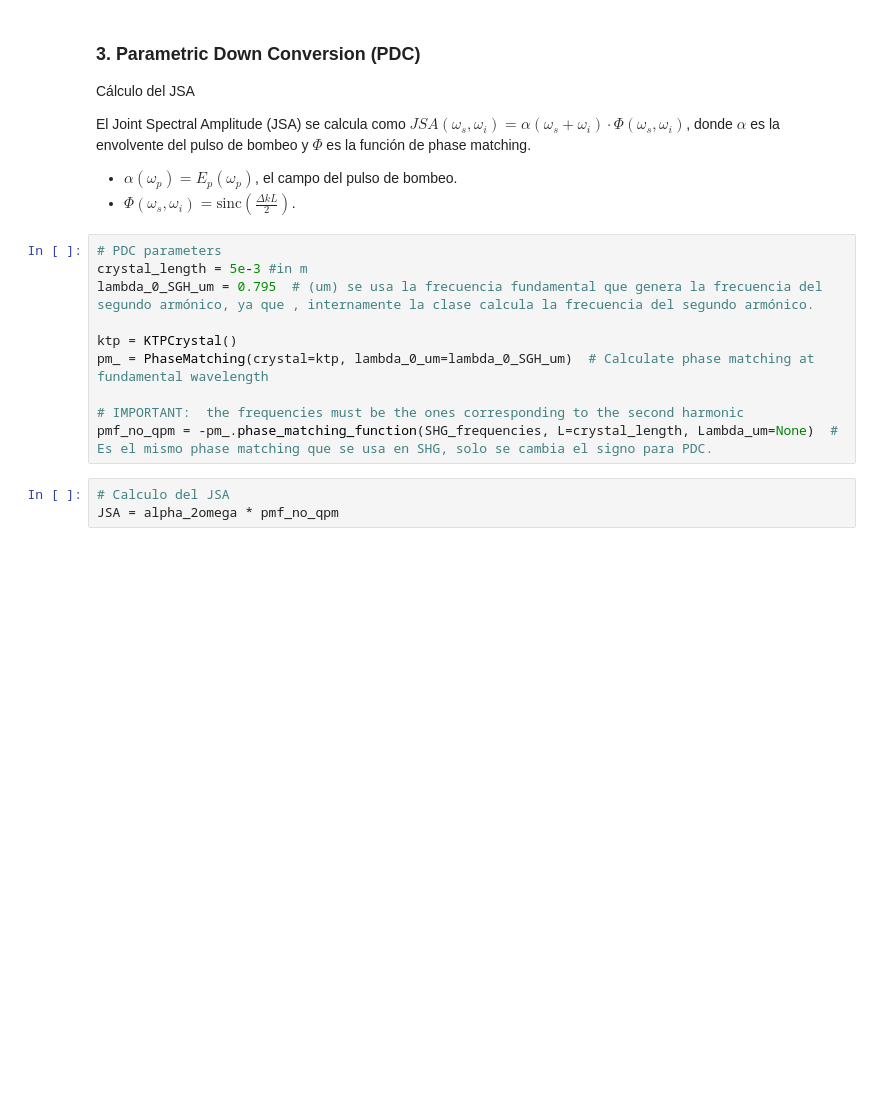
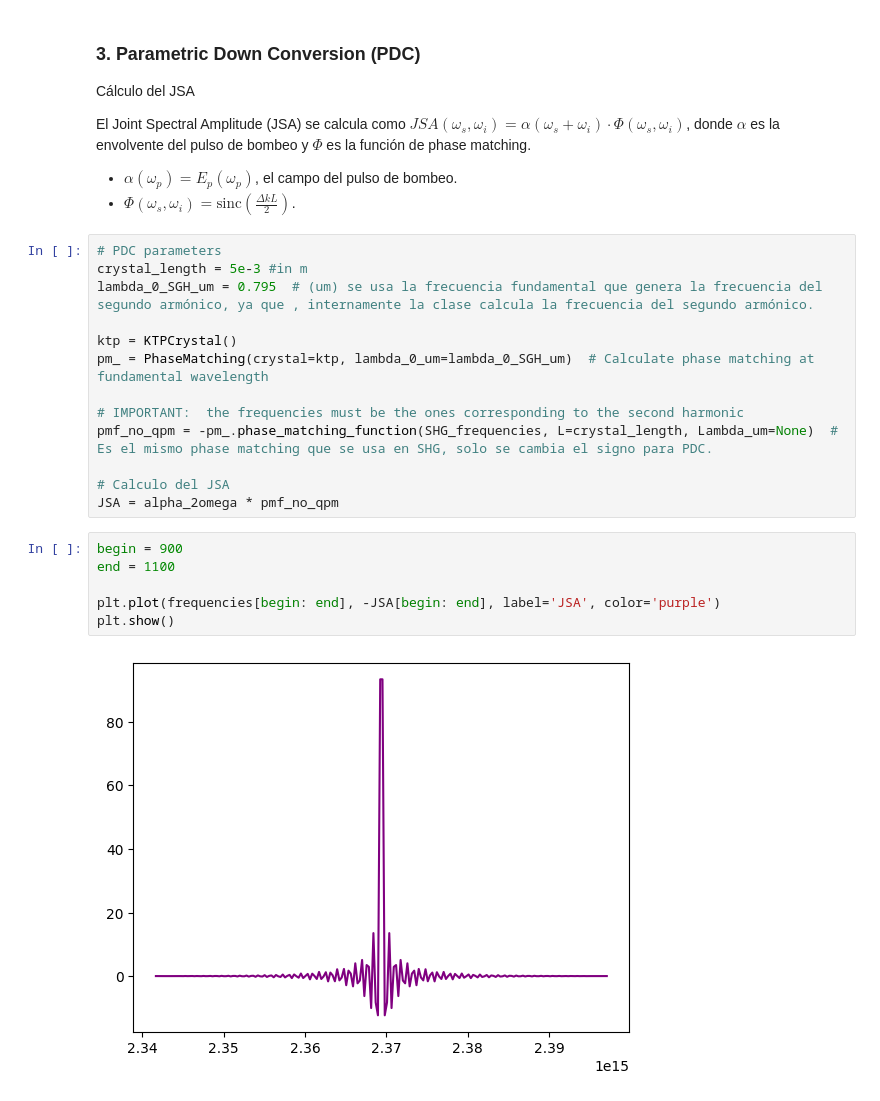
Before and after one commit to jusrojasrod/SHG-and-PDC-simulation, a Jupyter notebook: notebooks/simulaciones/Parametric_Down_Conversion.ipynb, the cells around one changed output. Saved outputs shown, nothing was run; the diff lists cells and outputs as text; blank space fills up the shorter version.

```diff
--- a/notebooks/simulaciones/Parametric_Down_Conversion.ipynb
+++ b/notebooks/simulaciones/Parametric_Down_Conversion.ipynb
@@ -291,6 +301,14 @@ pm_ = PhaseMatching(crystal=ktp, lambda_0_um=lambda_0_SGH_um)  # Calculate phase
 
 # IMPORTANT:  the frequencies must be the ones corresponding to the second harmonic
 pmf_no_qpm = -pm_.phase_matching_function(SHG_frequencies, L=crystal_length, Lambda_um=None)  # Es el mismo phase matching que se usa en SHG, solo se cambia el signo para PDC.
+
+# Calculo del JSA
+JSA = alpha_2omega * pmf_no_qpm
-# %%
-# Calculo del JSA
-JSA = alpha_2omega * pmf_no_qpm
+# %%
+begin = 900
+end = 1100
+
+plt.plot(frequencies[begin: end], -JSA[begin: end], label='JSA', color='purple')
+plt.show()
+# %% [output]
+[figure, added]
```
Also changed, not shown: parts of 7 cells of this notebook.
